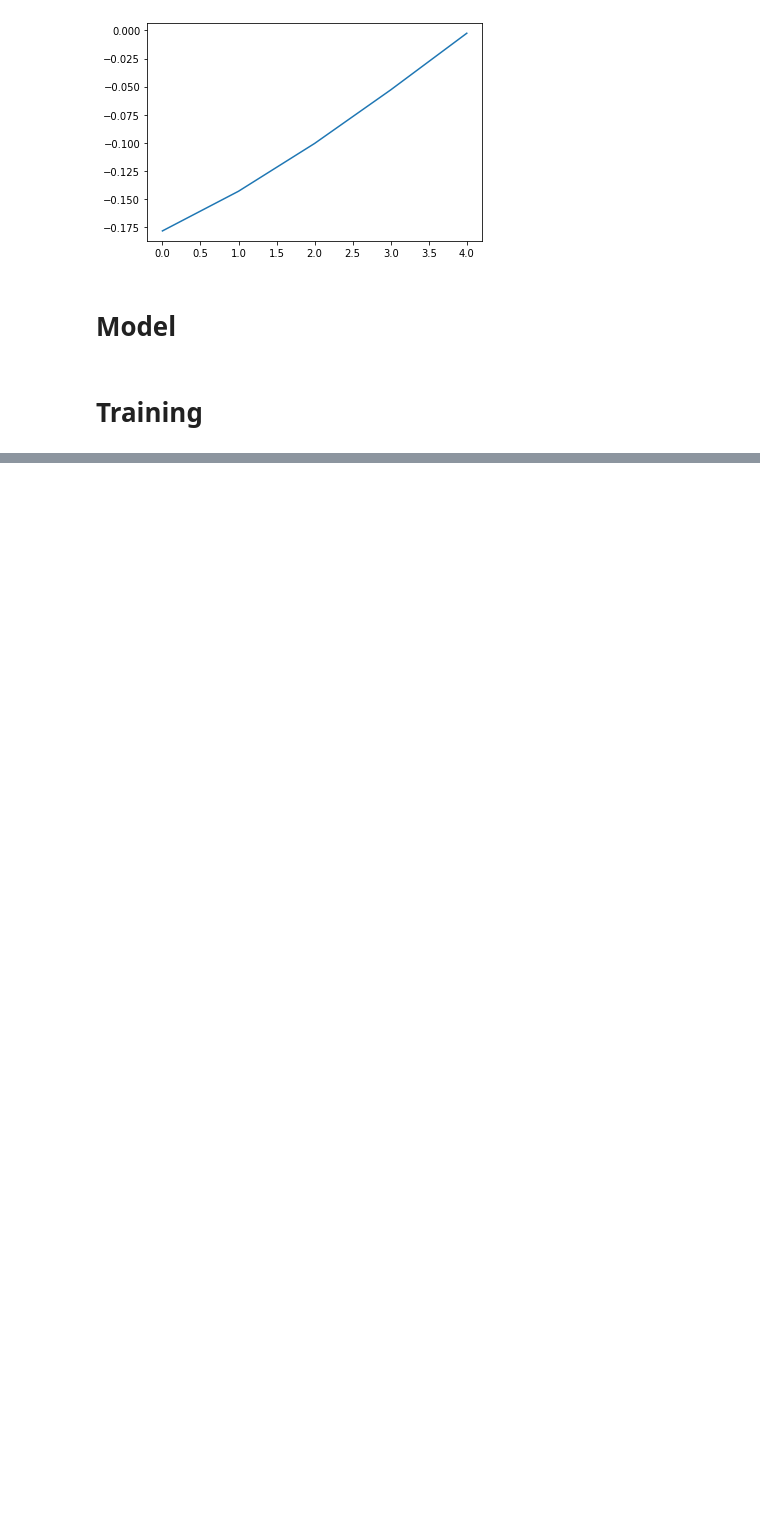
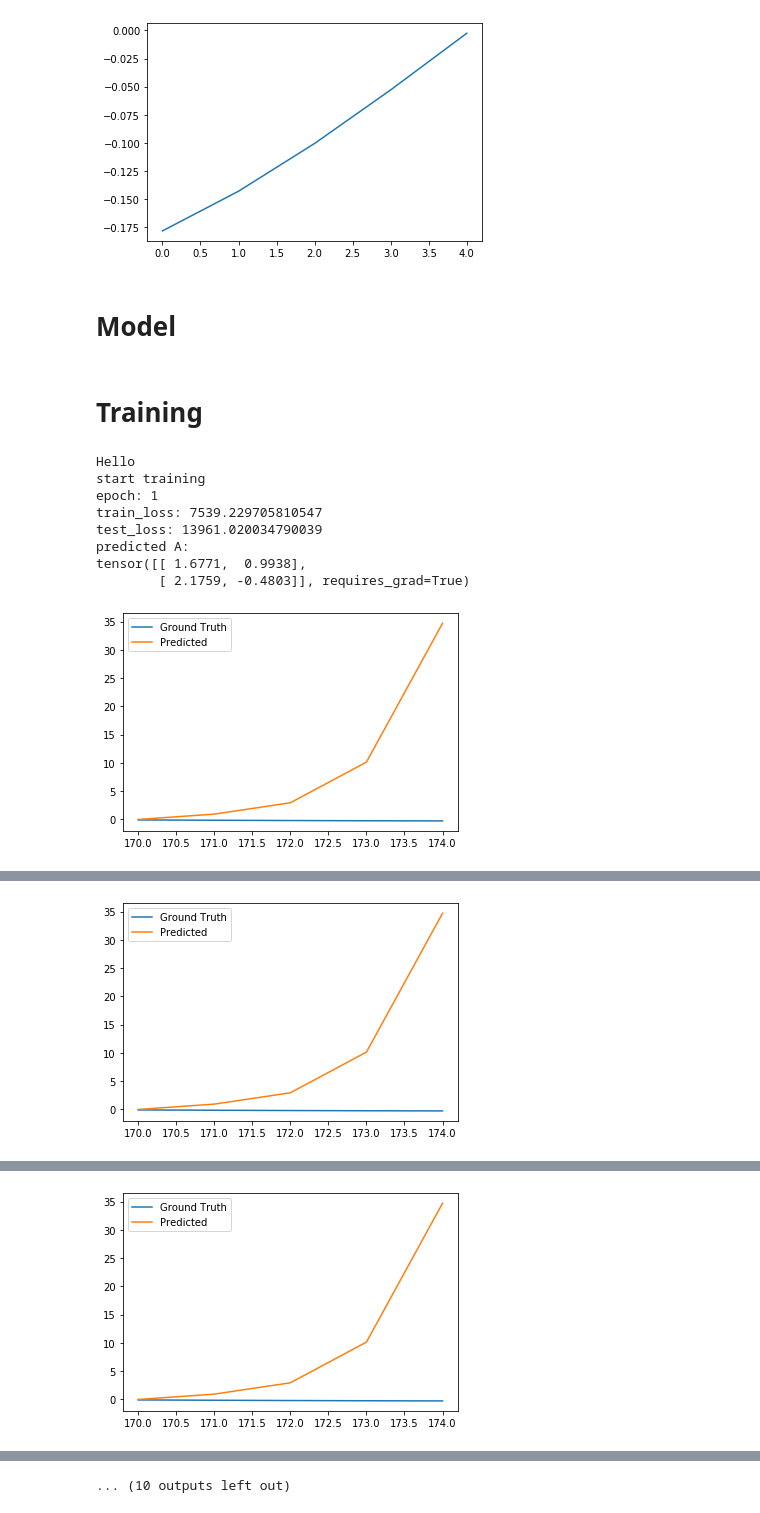
Before and after one commit to KennethThNg/Semester-project-dynamical-system-learning, a Jupyter notebook: simple_pendulum.ipynb, the cells around one changed output, grey strips where cells are left out. Saved outputs shown, nothing was run; the diff lists cells and outputs as text; code cells hidden in the pictures; blank space fills up the shorter version.

Commit message:
training

```diff
--- a/simple_pendulum.ipynb
+++ b/simple_pendulum.ipynb
@@ -126,8 +107,0 @@ A = w.reshape(2,2).requires_grad_(True)
-# %%
-learning_rate = 0.01
-for epoch in range(100):
-    ode = LinearODEFunction.apply
-    loss = 0
-
-    for n in range(train_samples):
-        z0 = torch.Tensor([train_set[0,n], train_set[1,n]])
@@ -133,0 +138,62 @@ for epoch in range(100):
+# %%
+print('Hello')
+learning_rate = 0.1
+train_loss = 0
+test_loss = 0
+train_loss_store = []
+test_loss_store = []
+
+print('start training')
+for epoch in range(100):
+    ode = LinearODEFunction.apply
+
+    for n in range(train_sample):
+        ytrain = train_set[n,:,:]
+        z0 = ytrain[0]
+        t = train_time[n,:]
+        ztrain = ode(z0, t, A)
+
+        loss = ((ztrain - ytrain).norm(p=2)).pow(2).sum()
+        train_loss += loss.item()
+        loss.backward()
+
+        with torch.no_grad():
+            A -= learning_rate*A.grad
+            A.grad.zero_()
+
+    for n in range(test_sample):
+        with torch.no_grad():
+            ytest = test_set[n,:,:]
+            z0 = ytest[0]
+            t = test_time[n,:]
+            ztest = ode(z0, t, A)
+
+            loss = ((ztest - ytest).norm(p=2)).pow(2).sum()
+            test_loss += loss.item()
+
+    train_loss_store.append(train_loss)
+    test_loss_store.append(test_loss)
+    print('epoch:', epoch+1)
+    print('train_loss:', train_loss)
+    print('test_loss:', test_loss)
+    print('predicted A:')
+    print(A)
+    if epoch%10 == 0:
+        plt.plot(t.numpy(), ytest[:,0].detach().numpy(), label='Ground Truth')
+        plt.plot(t.numpy(), ztest[:,0].detach().numpy(), label='Predicted');
+        plt.legend()
+        plt.show()
+print('...training complete')
+plt.plot(train_loss_store, label='training loss')
+plt.plot(test_loss_store, label='test loss')
+plt.show()
+# %% [output]
+Hello
+start training
+epoch: 1
+train_loss: 7539.229705810547
+test_loss: 13961.020034790039
+predicted A:
+tensor([[ 1.6771,  0.9938],
+        [ 2.1759, -0.4803]], requires_grad=True)
+[figure, added]
@@ -133,0 +217 @@ for epoch in range(100):
+[figure, added]
@@ -133,0 +235 @@ for epoch in range(100):
+[figure, added]
@@ -133,0 +290 @@ for epoch in range(100):
+... (10 outputs left out)
```
Also changed, not shown: parts of 7 cells of this notebook.
